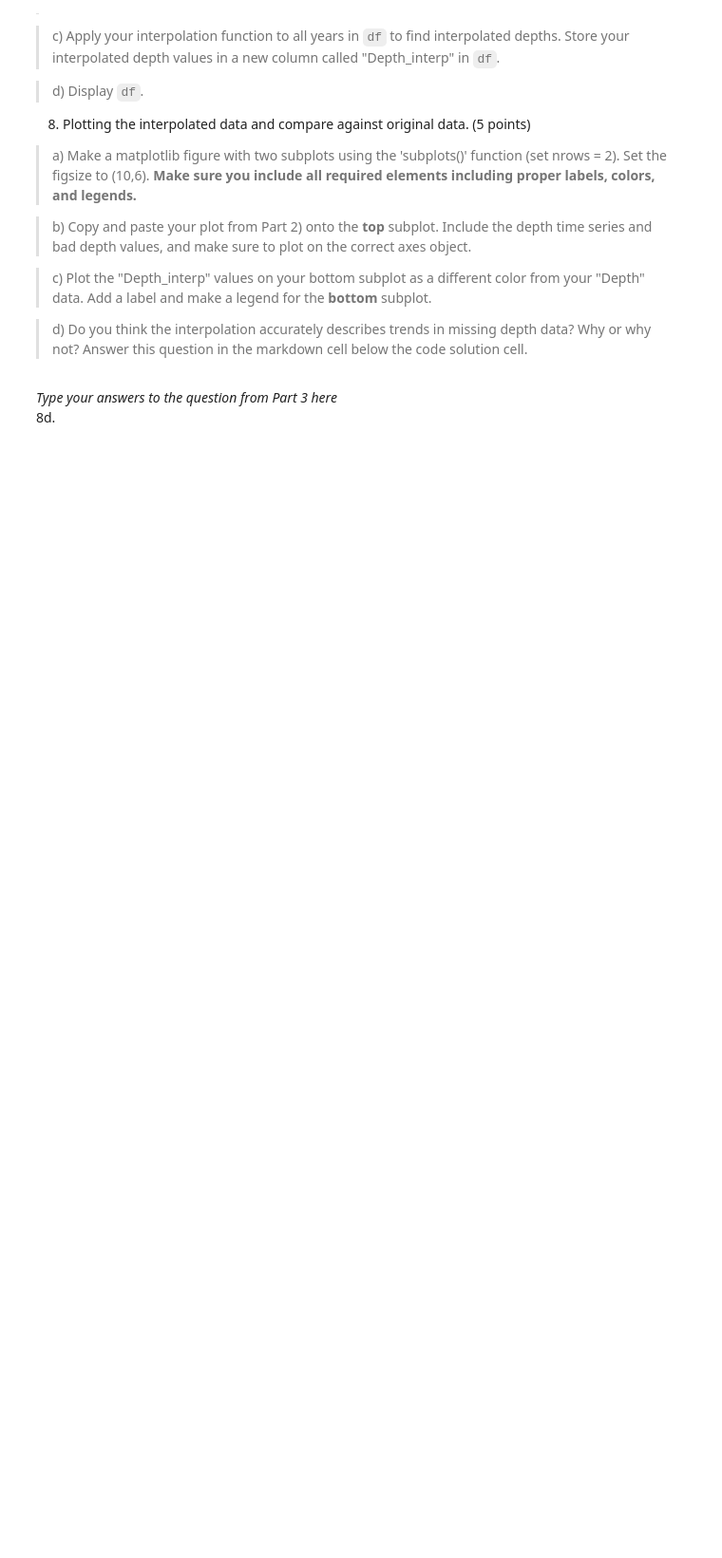
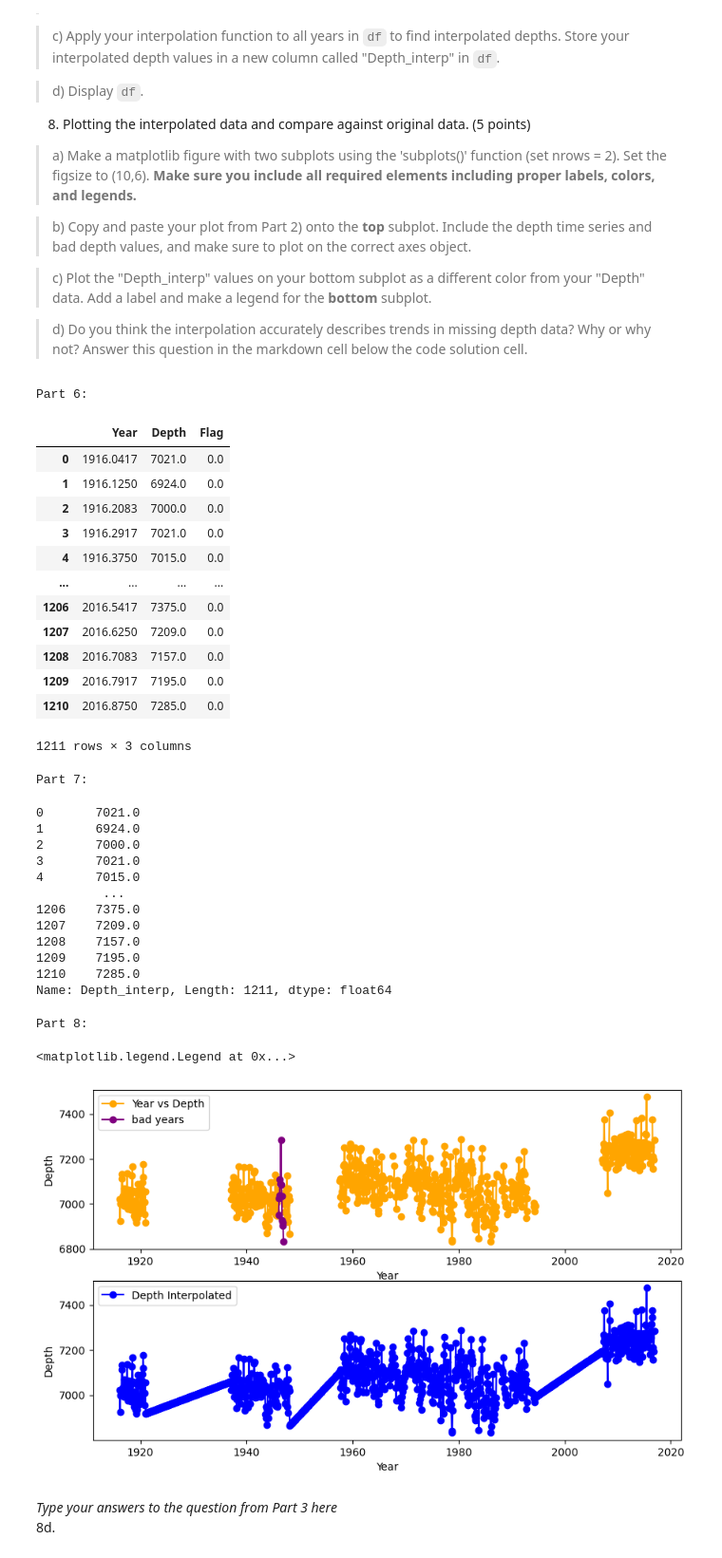
Before and after one commit to Dcord1212/Homework-4, a Jupyter notebook: HW4.ipynb, the cells around one changed output. Shown at 95% size. Cells and saved outputs as stored; diff of their text form; code cells hidden in the pictures; blank space fills up the shorter version.

```diff
--- a/HW4.ipynb
+++ b/HW4.ipynb
@@ -214,30 +262,74 @@ setting x as the 'Year' column of `df` and y as the 'Depth' column. Set the "kin
 # %%
 ## Part 6
 print('Part 6: ')
 # store arrays into list and transpose here
-list_data = ...
+list_data = [year_month, depth_mm, data_flag]
+list_data = np.array(list_data).T
 # Make a Dataframe with list_data, and set Year, Depth, and Flag as column names
-df = ...
+df = pd.DataFrame(data = list_data, columns = ['Year', 'Depth', 'Flag'])
 # display your dataframe
-...
+display(df)
 
 print('Part 7: ')
 # find the indices where df["Depth"] is not null and store here
-depth_inds = ...
+depth_inds = np.where(df['Depth'].notnull())
 # linearly interpolate missing data
-func = ...
+x = df.loc[depth_inds,'Year'] # setting the variables as x and y helps me think about how i am using them in the graph, even if it isnt necessary
+y = df.loc[depth_inds,'Depth']
+func = interpolate.interp1d(x,y, kind = 'linear', bounds_error = False, fill_value='extrapolate')
 # make new "Depth_interp" column in df here
-...
+df['Depth_interp'] = func(df['Year'])
 # display your dataframe here
-...
+display(df['Depth_interp'])
 
 print('Part 8: ')
 # plot figure with 2 subplots below
-...
+fig, axs = plt.subplots(figsize = (10,6), nrows=2, sharex = False)
 # copy and paste code from part 1) into top subplot
-...
-# plot Year vs. Depth_interp in bottom subplot
-...
+
+# ok so that didn't work, so instead i stole the code from 11/21/23 coding demo and it looks like that worked way better anyways
+axs[0].plot(year_month, depth_mm, marker ='o', color ='orange', label = 'Year vs Depth')
+axs[0].plot(badyears, baddepths, marker='o', color ='purple', label = 'bad years')
+axs[0].set_xlabel('Year')
+axs[0].set_ylabel('Depth')
+axs[0].legend()
+
+#plot Year vs. Depth_interp in bottom subplot
+axs[1].plot(year_month, df['Depth_interp'], marker ='o',color='blue', label = 'Depth Interpolated')
+axs[1].set_xlabel('Year')
+axs[1].set_ylabel('Depth')
+axs[1].legend()
+# %% [output]
+Part 6:
+|  | Year | Depth | Flag |
+| 0 | 1916.0417 | 7021.0 | 0.0 |
+| 1 | 1916.1250 | 6924.0 | 0.0 |
+| 2 | 1916.2083 | 7000.0 | 0.0 |
+| 3 | 1916.2917 | 7021.0 | 0.0 |
+| 4 | 1916.3750 | 7015.0 | 0.0 |
+| ... | ... | ... | ... |
+| 1206 | 2016.5417 | 7375.0 | 0.0 |
+| 1207 | 2016.6250 | 7209.0 | 0.0 |
+| 1208 | 2016.7083 | 7157.0 | 0.0 |
+| 1209 | 2016.7917 | 7195.0 | 0.0 |
+| 1210 | 2016.8750 | 7285.0 | 0.0 |
+1211 rows × 3 columns
+Part 7:
+0       7021.0
+1       6924.0
+2       7000.0
+3       7021.0
+4       7015.0
+         ...
+1206    7375.0
+1207    7209.0
+1208    7157.0
+1209    7195.0
+1210    7285.0
+Name: Depth_interp, Length: 1211, dtype: float64
+Part 8:
+<matplotlib.legend.Legend at 0x...>
+[figure, added]
 # %% [markdown]
 _Type your answers to the question from Part 3 here_ <br>
 8d.
```
Also changed, not shown: parts of 15 cells of this notebook, 2 other files.
